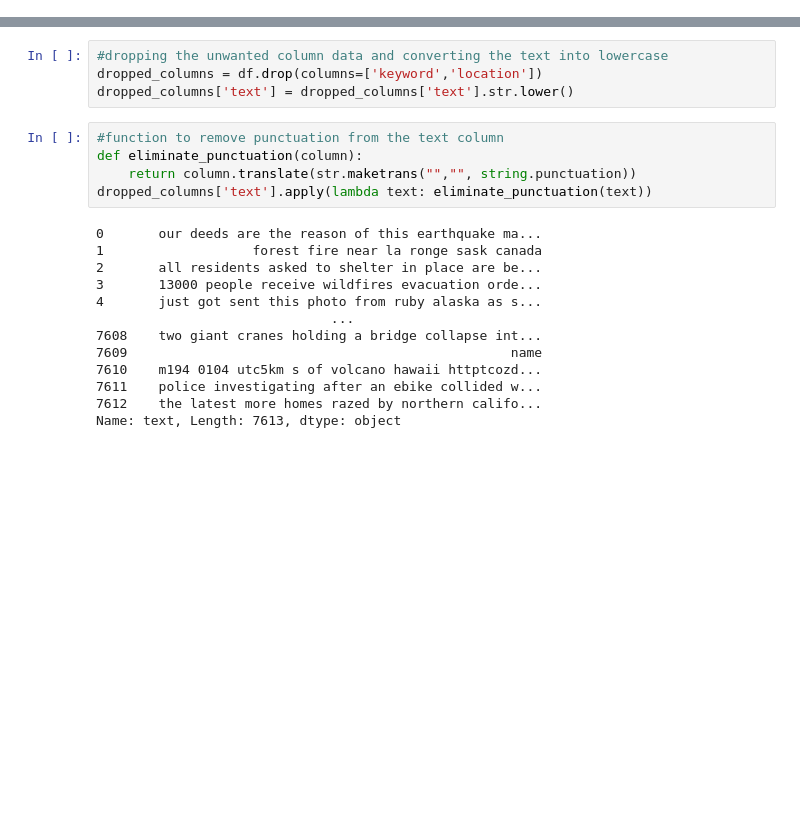
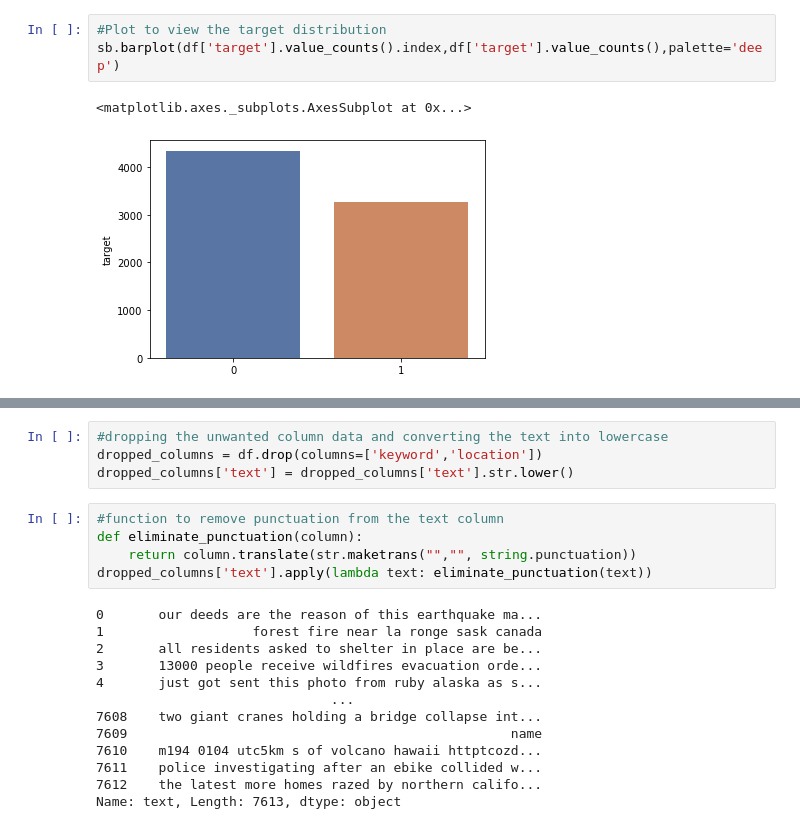
Before and after one commit to bhatmanjokes/Disaster_Tweet_Classification, a Jupyter notebook: main.ipynb, the cells around one changed output, grey strips where cells are left out. Drawn from its saved outputs; the diff is of its cells as text; blank space fills up the shorter version.

```diff
--- a/main.ipynb
+++ b/main.ipynb
@@ -10,0 +41,6 @@ df = pd.read_csv('train.csv')
+# %%
+#Plot to view the target distribution
+sb.barplot(df['target'].value_counts().index,df['target'].value_counts(),palette='deep')
+# %% [output]
+<matplotlib.axes._subplots.AxesSubplot at 0x...>
+[figure, added]
```
Also changed, not shown: parts of 23 cells of this notebook.
